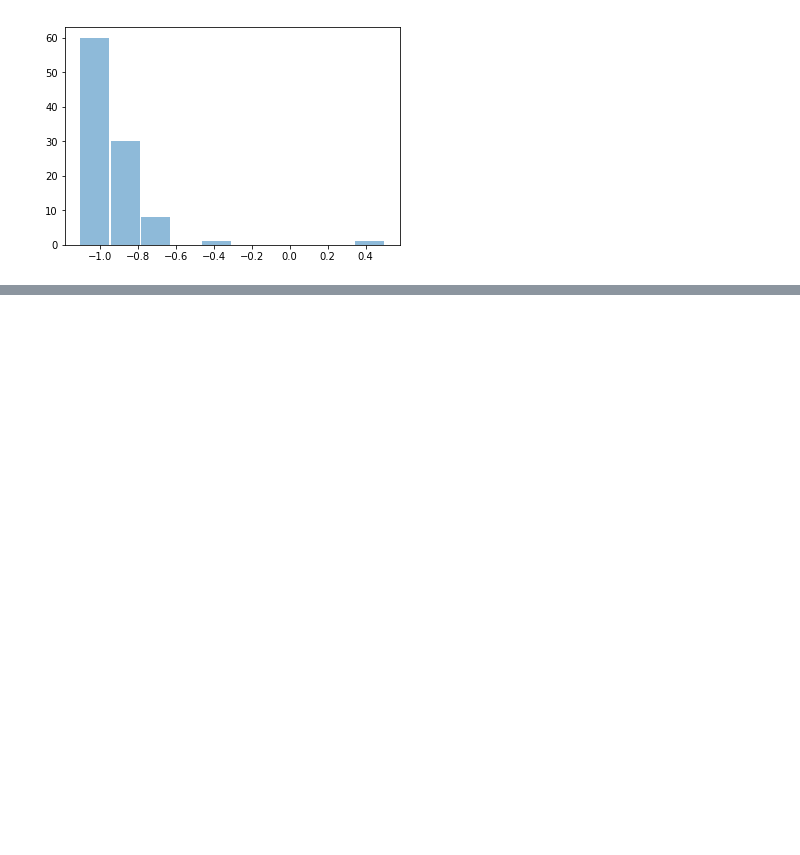
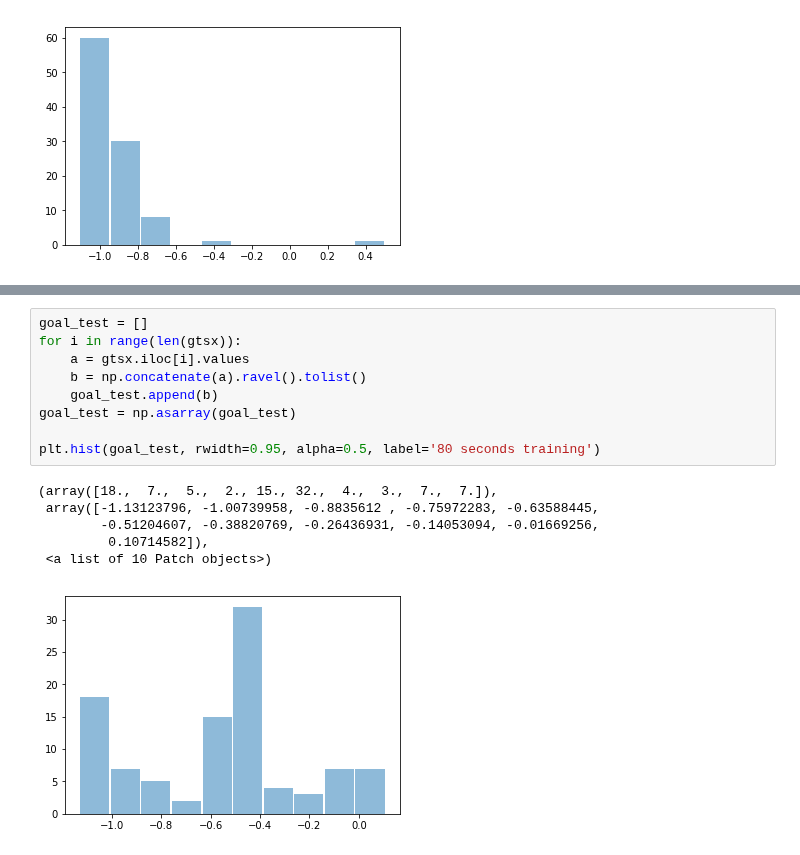
Before and after one commit to maddybartlett/NEN001, a Jupyter notebook: Plots.ipynb, the cells around one changed output, grey strips where cells are left out. Drawn from its saved outputs; the diff is of its cells as text; blank space fills up the shorter version.

Commit message:
Ran experiment with 80 seconds training pattern

```diff
--- a/Plots.ipynb
+++ b/Plots.ipynb
@@ -854,0 +981,16 @@ plt.hist(lendim, rwidth=0.95, alpha=0.5, label='5 seconds training')
+# %%
+goal_test = []
+for i in range(len(gtsx)):
+    a = gtsx.iloc[i].values
+    b = np.concatenate(a).ravel().tolist()
+    goal_test.append(b)
+goal_test = np.asarray(goal_test)
+
+plt.hist(goal_test, rwidth=0.95, alpha=0.5, label='80 seconds training')
+# %% [output]
+(array([18.,  7.,  5.,  2., 15., 32.,  4.,  3.,  7.,  7.]),
+ array([-1.13123796, -1.00739958, -0.8835612 , -0.75972283, -0.63588445,
+        -0.51204607, -0.38820769, -0.26436931, -0.14053094, -0.01669256,
+         0.10714582]),
+ <a list of 10 Patch objects>)
+[figure, added]
```
Also changed, not shown: parts of 3 cells of this notebook, 1 other file.
